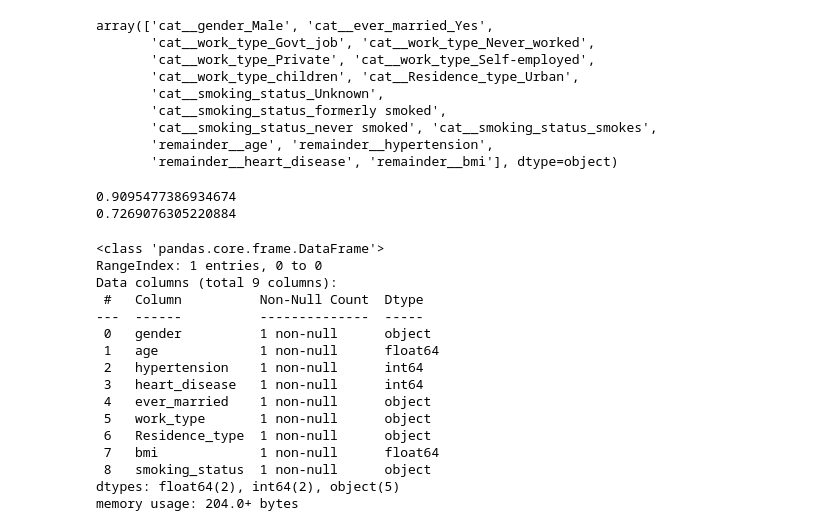
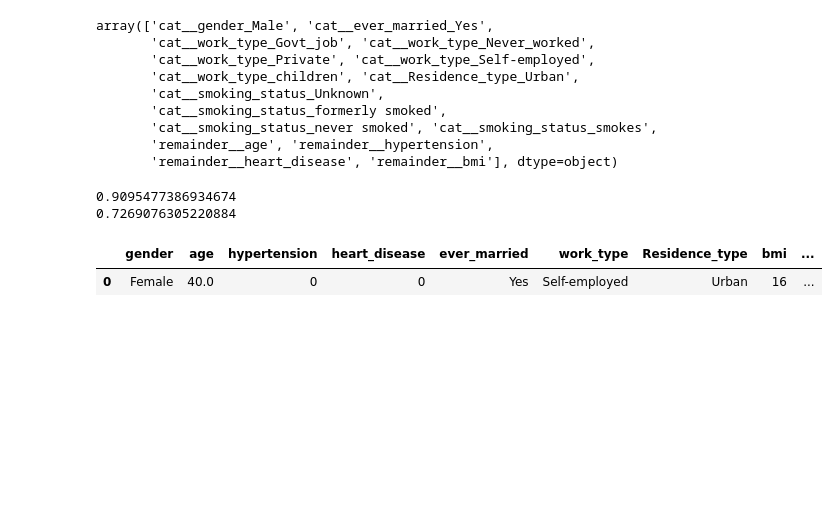
Before and after one commit to hrbjoern/abj_LungCancer, a Jupyter notebook: notebooks/baseline_model.ipynb, the cells around one changed output. Cells and saved outputs as stored; diff of their text form; code cells hidden in the pictures; blank space fills up the shorter version.

```diff
--- a/notebooks/baseline_model.ipynb
+++ b/notebooks/baseline_model.ipynb
@@ -102,30 +148,14 @@ print(recall_score(Y, model.predict(Xtrain)))
 0.9095477386934674
 0.7269076305220884
 # %%
-single_case = pd.DataFrame(['Male', 40.0, 0, 0, 1, 'Self-employed', 'Urban', 16, 'formerly smoked']).T
+single_case = pd.DataFrame(['Female', 40.0, 0, 0, 'Yes', 'Self-employed', 'Urban', 16, 'formerly smoked']).T
 single_case.columns = X.columns
-single_case = single_case.astype({'age': float, 'hypertension': int, 'heart_disease': int, 'bmi': float})
-#single_case.hypertension.astype(int)
-#single_case.heart_disease.astype(int)
-#single_case.bmi.astype(float)
-single_case.info()
+#single_case = single_case.astype({'age': float, 'hypertension': int, 'heart_disease': int, 'bmi': float})
+
+single_case
 # %% [output]
-<class 'pandas.core.frame.DataFrame'>
-RangeIndex: 1 entries, 0 to 0
-Data columns (total 9 columns):
- #   Column          Non-Null Count  Dtype
----  ------          --------------  -----
- 0   gender          1 non-null      object
- 1   age             1 non-null      float64
- 2   hypertension    1 non-null      int64
- 3   heart_disease   1 non-null      int64
- 4   ever_married    1 non-null      object
- 5   work_type       1 non-null      object
- 6   Residence_type  1 non-null      object
- 7   bmi             1 non-null      float64
- 8   smoking_status  1 non-null      object
-dtypes: float64(2), int64(2), object(5)
-memory usage: 204.0+ bytes
+|  | gender | age | hypertension | heart_disease | ever_married | work_type | Residence_type | bmi | ... |
+| 0 | Female | 40.0 | 0 | 0 | Yes | Self-employed | Urban | 16 | ... |
 # %%
 my_pipeline.predict(single_case)
 # %% [output]
```
Also changed, not shown: parts of 14 cells of this notebook.
